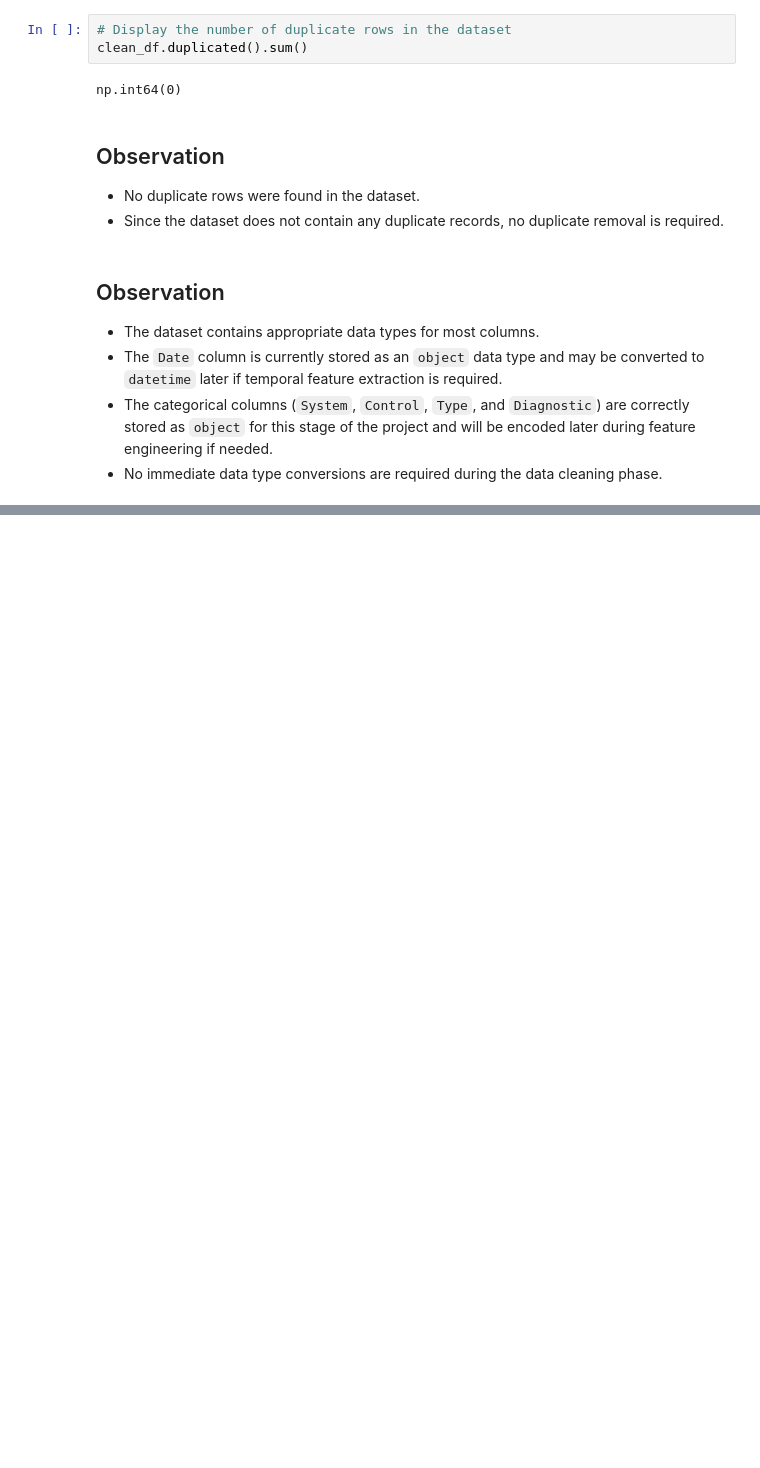
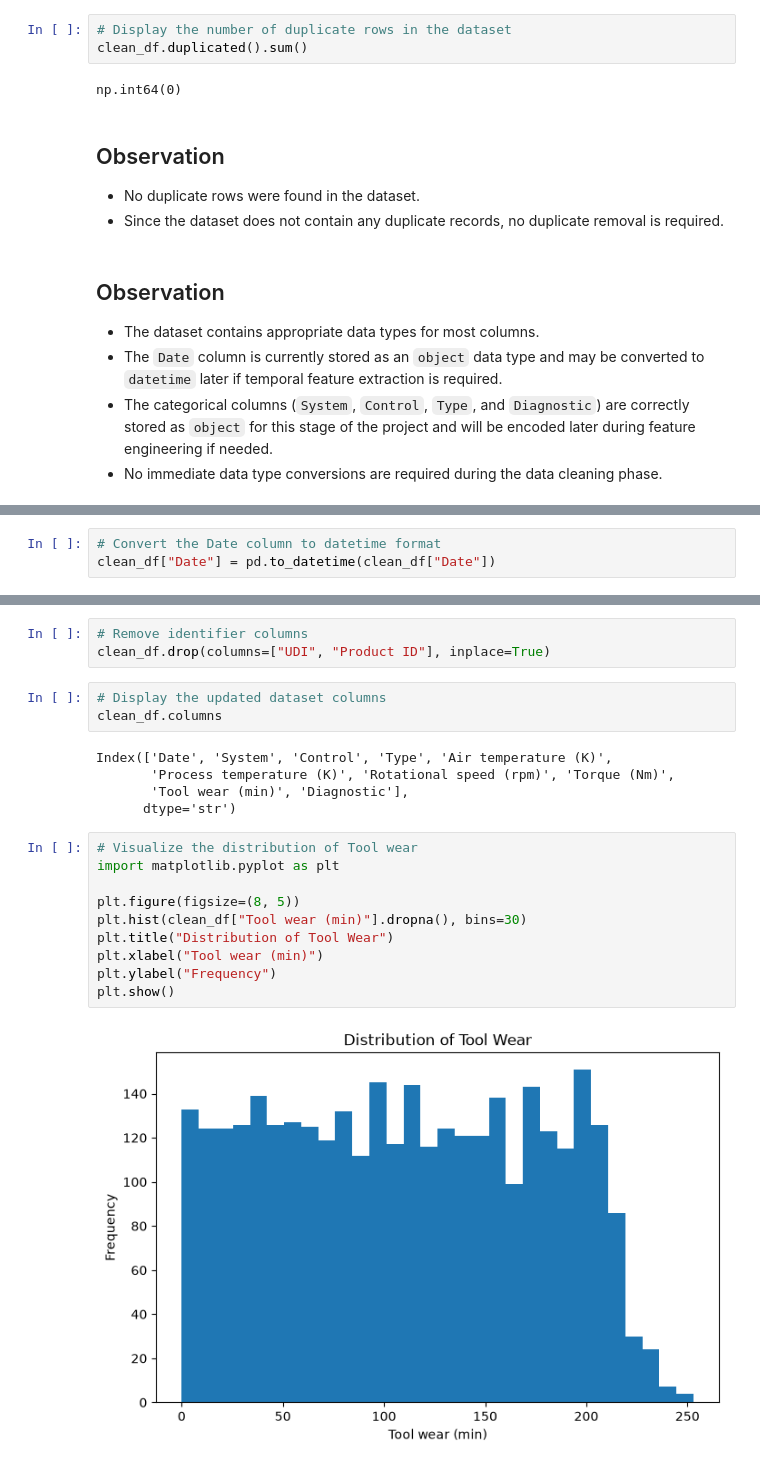
Before and after one commit to Carolljo/Predictive-Maintenance-Intelligence-Platform, a Jupyter notebook: notebooks/02_Data_cleaning.ipynb, the cells around one changed output, grey strips where cells are left out. Saved outputs shown, nothing was run; the diff lists cells and outputs as text; blank space fills up the shorter version.

Commit message:
Complete data cleaning pipeline

```diff
--- a/notebooks/02_Data_cleaning.ipynb
+++ b/notebooks/02_Data_cleaning.ipynb
@@ -152,0 +158,3 @@ np.int64(0)
+# %%
+# Convert the Date column to datetime format
+clean_df["Date"] = pd.to_datetime(clean_df["Date"])
@@ -152,0 +230,23 @@ np.int64(0)
+# %%
+# Remove identifier columns
+clean_df.drop(columns=["UDI", "Product ID"], inplace=True)
+# %%
+# Display the updated dataset columns
+clean_df.columns
+# %% [output]
+Index(['Date', 'System', 'Control', 'Type', 'Air temperature (K)',
+       'Process temperature (K)', 'Rotational speed (rpm)', 'Torque (Nm)',
+       'Tool wear (min)', 'Diagnostic'],
+      dtype='str')
+# %%
+# Visualize the distribution of Tool wear
+import matplotlib.pyplot as plt
+
+plt.figure(figsize=(8, 5))
+plt.hist(clean_df["Tool wear (min)"].dropna(), bins=30)
+plt.title("Distribution of Tool Wear")
+plt.xlabel("Tool wear (min)")
+plt.ylabel("Frequency")
+plt.show()
+# %% [output]
+[figure, added]
```
Also changed, not shown: parts of 32 cells of this notebook, 2 other files.
